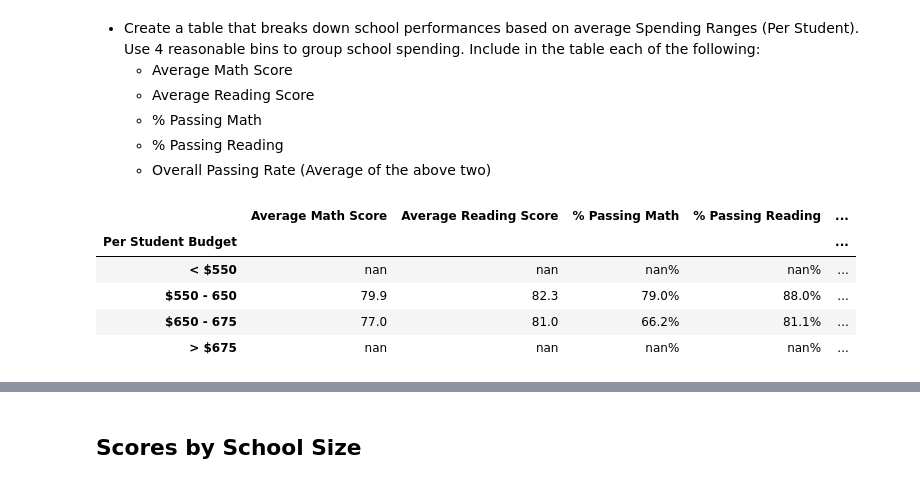
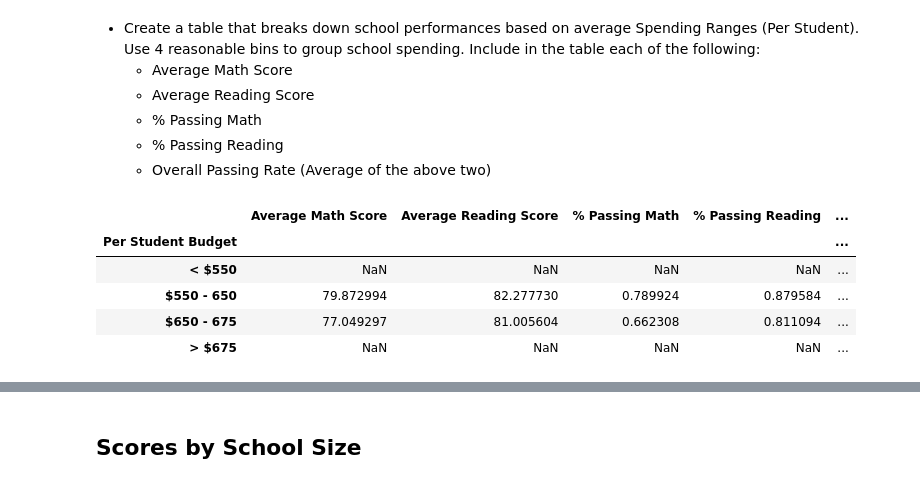
Before and after one commit to margoterudy/pandas-challenge, a Jupyter notebook: PyCitySchools/PyCitySchools_starter.ipynb, the cells around one changed output, grey strips where cells are left out. Drawn from its saved outputs; the diff is of its cells as text; code cells hidden in the pictures.

```diff
--- a/PyCitySchools/PyCitySchools_starter.ipynb
+++ b/PyCitySchools/PyCitySchools_starter.ipynb
@@ -370,12 +370,12 @@ reading_avg.style.format({'9th': '{:.1f}',
 spending_bins = [0, 550, 650, 670, 675]
 group_names = ["<$550", "$550-645615", "$615-645", "$645-675"]
 
-# Create bins
+# Create bins sizes
 bins = [0, 549.999, 649.999, 669.999, 999999]
 group_name = ['< $550', "$550 - 650", "$650 - 675", "> $675"]
 school_data_complete['spending_bins'] = pd.cut(school_data_complete['budget']/school_data_complete['size'], bins, labels = group_name)
 
-#G by spending
+#Group by spending
 by_spending = school_data_complete.groupby('spending_bins')
 
 #Calculate
@@ -383,41 +383,35 @@ avg_math = by_spending['math_score'].mean()
 avg_read = by_spending['reading_score'].mean()
 pass_math = school_data_complete[school_data_complete['math_score'] >= 70].groupby('spending_bins')['Student ID'].count()/by_spending['Student ID'].count()
 pass_read = school_data_complete[school_data_complete['reading_score'] >= 70].groupby('spending_bins')['Student ID'].count()/by_spending['Student ID'].count()
 overall = school_data_complete[(school_data_complete['reading_score'] >= 70) & (school_data_complete['math_score'] >= 70)].groupby('spending_bins')['Student ID'].count()/by_spending['Student ID'].count()
 
 
 # Dataframe
 scores_by_spend = pd.DataFrame({
     "Average Math Score": avg_math,
     "Average Reading Score": avg_read,
     '% Passing Math': pass_math,
     '% Passing Reading': pass_read,
     "Overall Passing Rate": overall
 
 })
 
 #Put Columns on order
 scores_by_spend = scores_by_spend[[
     "Average Math Score",
     "Average Reading Score",
     '% Passing Math',
     '% Passing Reading',
     "Overall Passing Rate"
 ]]
 
 scores_by_spend.index.name = "Per Student Budget"
 scores_by_spend = scores_by_spend.reindex(group_name)
-
-#formating
-scores_by_spend.style.format({'Average Math Score': '{:.1f}',
-                              'Average Reading Score': '{:.1f}',
-                              '% Passing Math': '{:.1%}',
-                              '% Passing Reading':'{:.1%}',
-                              'Overall Passing Rate': '{:.1%}'})
+scores_by_spend
 # %% [output]
 |  | Average Math Score | Average Reading Score | % Passing Math | % Passing Reading | ... |
 | Per Student Budget |  |  |  |  | ... |
-| < $550 | nan | nan | nan% | nan% | ... |
-| $550 - 650 | 79.9 | 82.3 | 79.0% | 88.0% | ... |
-| $650 - 675 | 77.0 | 81.0 | 66.2% | 81.1% | ... |
-| > $675 | nan | nan | nan% | nan% | ... |
+| < $550 | NaN | NaN | NaN | NaN | ... |
+| $550 - 650 | 79.872994 | 82.277730 | 0.789924 | 0.879584 | ... |
+| $650 - 675 | 77.049297 | 81.005604 | 0.662308 | 0.811094 | ... |
+| > $675 | NaN | NaN | NaN | NaN | ... |
```
Also changed, not shown: parts of 3 cells of this notebook.
